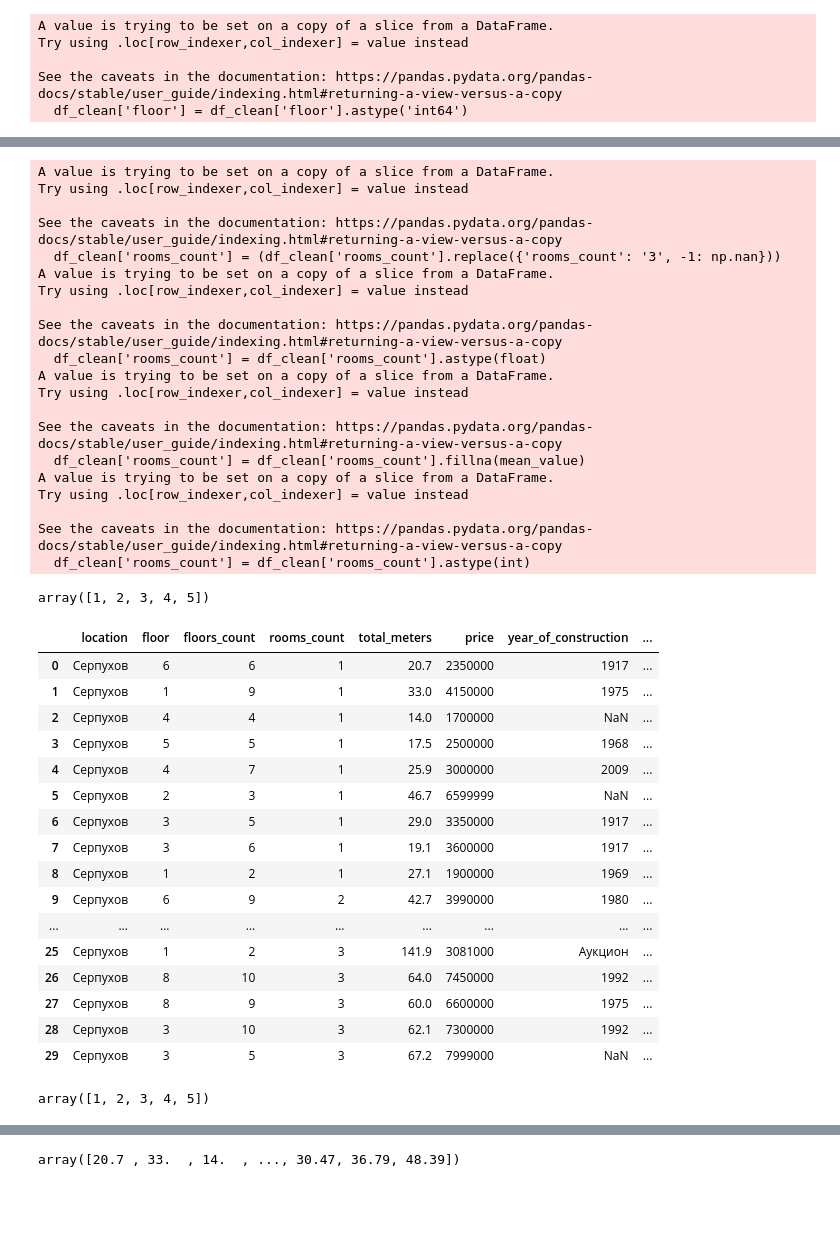
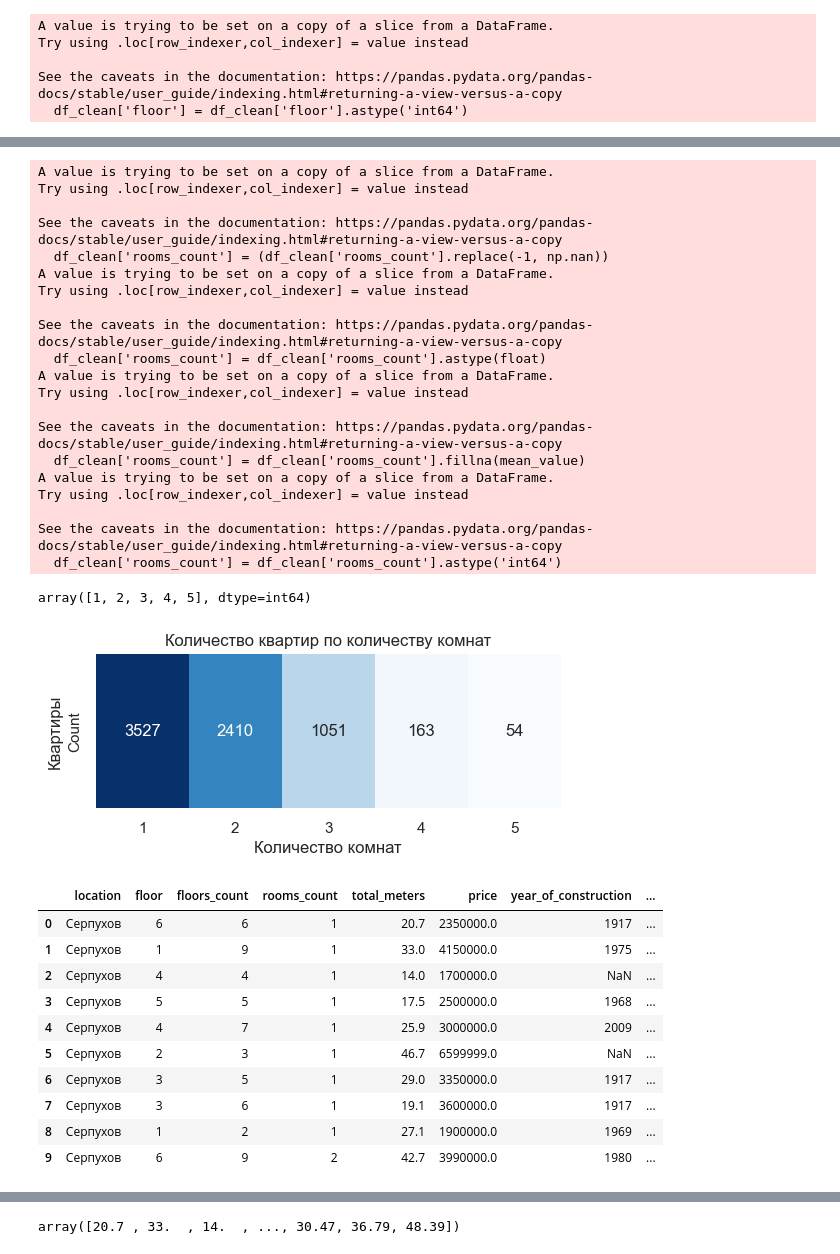
Before and after one commit to darinbtw/intensiv1, a Jupyter notebook: ANALYS.ipynb, the cells around one changed output, grey strips where cells are left out. Saved outputs shown, nothing was run; the diff lists cells and outputs as text; code cells hidden in the pictures; blank space fills up the shorter version.

```diff
--- a/ANALYS.ipynb
+++ b/ANALYS.ipynb
@@ -43,6 +45,6 @@ dtypes: object(27)
 memory usage: 1.7+ MB
 # %%
-df.drop(columns=['author', 'author_type', 'deal_type', 'url', 'accommodation_type', 'phone', 'house_number', 'heating_type', 'have_loggia', 'house_material_type', 'finish_type'], inplace=True)
+df.drop(columns=['author', 'author_type', 'deal_type', 'url', 'accommodation_type', 'phone', 'house_number', 'heating_type', 'have_loggia', 'house_material_type', 'finish_type', 'residential_complex', 'district'], inplace=True)
 df = df.drop_duplicates()
 df_clean = df.dropna(thresh=3)
 # %%
@@ -215,7 +230,7 @@ memory usage: 957.2+ KB
 # %%
 df_clean['rooms_count'].unique()
 
-df_clean['rooms_count'] = (df_clean['rooms_count'].replace({'rooms_count': '3', -1: np.nan}))
+df_clean['rooms_count'] = (df_clean['rooms_count'].replace(-1, np.nan))
 
 df_clean['rooms_count'] = df_clean['rooms_count'].astype(float)
 
@@ -223,7 +238,7 @@ mean_value = df_clean['rooms_count'].mean()
 
 df_clean['rooms_count'] = df_clean['rooms_count'].fillna(mean_value)
 
-df_clean['rooms_count'] = df_clean['rooms_count'].astype(int)
+df_clean['rooms_count'] = df_clean['rooms_count'].astype('int64')
 
 df_clean['rooms_count'].unique()
 # %% [output]
@@ -231,7 +246,7 @@ A value is trying to be set on a copy of a slice from a DataFrame.
 Try using .loc[row_indexer,col_indexer] = value instead
 
 See the caveats in the documentation: https://pandas.pydata.org/pandas-docs/stable/user_guide/indexing.html#returning-a-view-versus-a-copy
-  df_clean['rooms_count'] = (df_clean['rooms_count'].replace({'rooms_count': '3', -1: np.nan}))
+  df_clean['rooms_count'] = (df_clean['rooms_count'].replace(-1, np.nan))
 A value is trying to be set on a copy of a slice from a DataFrame.
 Try using .loc[row_indexer,col_indexer] = value instead
 
@@ -246,29 +261,37 @@ A value is trying to be set on a copy of a slice from a DataFrame.
 Try using .loc[row_indexer,col_indexer] = value instead
 
 See the caveats in the documentation: https://pandas.pydata.org/pandas-docs/stable/user_guide/indexing.html#returning-a-view-versus-a-copy
-  df_clean['rooms_count'] = df_clean['rooms_count'].astype(int)
+  df_clean['rooms_count'] = df_clean['rooms_count'].astype('int64')
-array([1, 2, 3, 4, 5])
+array([1, 2, 3, 4, 5], dtype=int64)
+# %%
+# Подсчёт количества квартир по каждой категории комнат
+room_counts = df_clean['rooms_count'].value_counts().sort_index()
+
+# Преобразование в DataFrame для наглядности таблицы
+room_counts_df = room_counts.reset_index()
+room_counts_df.columns = ['Rooms', 'Count']
+
+# Создание графика
+plt.figure(figsize=(6, 2))
+sns.heatmap(room_counts_df.set_index('Rooms').T, annot=True, cmap='Blues', cbar=False, fmt='d')
+plt.title("Количество квартир по количеству комнат")
+plt.xlabel("Количество комнат")
+plt.ylabel("Квартиры")
+
+plt.show()
+# %% [output]
+[figure, added]
 # %%
-df_clean.head(30)
+df_clean.head(10)
 # %% [output]
 |  | location | floor | floors_count | rooms_count | total_meters | price | year_of_construction | ... |
-| 0 | Серпухов | 6 | 6 | 1 | 20.7 | 2350000 | 1917 | ... |
-| 1 | Серпухов | 1 | 9 | 1 | 33.0 | 4150000 | 1975 | ... |
-| 2 | Серпухов | 4 | 4 | 1 | 14.0 | 1700000 | NaN | ... |
-| 3 | Серпухов | 5 | 5 | 1 | 17.5 | 2500000 | 1968 | ... |
-| 4 | Серпухов | 4 | 7 | 1 | 25.9 | 3000000 | 2009 | ... |
-| 5 | Серпухов | 2 | 3 | 1 | 46.7 | 6599999 | NaN | ... |
-| 6 | Серпухов | 3 | 5 | 1 | 29.0 | 3350000 | 1917 | ... |
-| 7 | Серпухов | 3 | 6 | 1 | 19.1 | 3600000 | 1917 | ... |
-| 8 | Серпухов | 1 | 2 | 1 | 27.1 | 1900000 | 1969 | ... |
-| 9 | Серпухов | 6 | 9 | 2 | 42.7 | 3990000 | 1980 | ... |
-| ... | ... | ... | ... | ... | ... | ... | ... | ... |
-| 25 | Серпухов | 1 | 2 | 3 | 141.9 | 3081000 | Аукцион | ... |
-| 26 | Серпухов | 8 | 10 | 3 | 64.0 | 7450000 | 1992 | ... |
-| 27 | Серпухов | 8 | 9 | 3 | 60.0 | 6600000 | 1975 | ... |
-| 28 | Серпухов | 3 | 10 | 3 | 62.1 | 7300000 | 1992 | ... |
-| 29 | Серпухов | 3 | 5 | 3 | 67.2 | 7999000 | NaN | ... |
+| 0 | Серпухов | 6 | 6 | 1 | 20.7 | 2350000.0 | 1917 | ... |
+| 1 | Серпухов | 1 | 9 | 1 | 33.0 | 4150000.0 | 1975 | ... |
+| 2 | Серпухов | 4 | 4 | 1 | 14.0 | 1700000.0 | NaN | ... |
+| 3 | Серпухов | 5 | 5 | 1 | 17.5 | 2500000.0 | 1968 | ... |
+| 4 | Серпухов | 4 | 7 | 1 | 25.9 | 3000000.0 | 2009 | ... |
+| 5 | Серпухов | 2 | 3 | 1 | 46.7 | 6599999.0 | NaN | ... |
+| 6 | Серпухов | 3 | 5 | 1 | 29.0 | 3350000.0 | 1917 | ... |
+| 7 | Серпухов | 3 | 6 | 1 | 19.1 | 3600000.0 | 1917 | ... |
+| 8 | Серпухов | 1 | 2 | 1 | 27.1 | 1900000.0 | 1969 | ... |
+| 9 | Серпухов | 6 | 9 | 2 | 42.7 | 3990000.0 | 1980 | ... |
-# %%
-df_clean['rooms_count'].unique()
-# %% [output]
-array([1, 2, 3, 4, 5])
```
Also changed, not shown: parts of 60 cells of this notebook, 1 other file.
